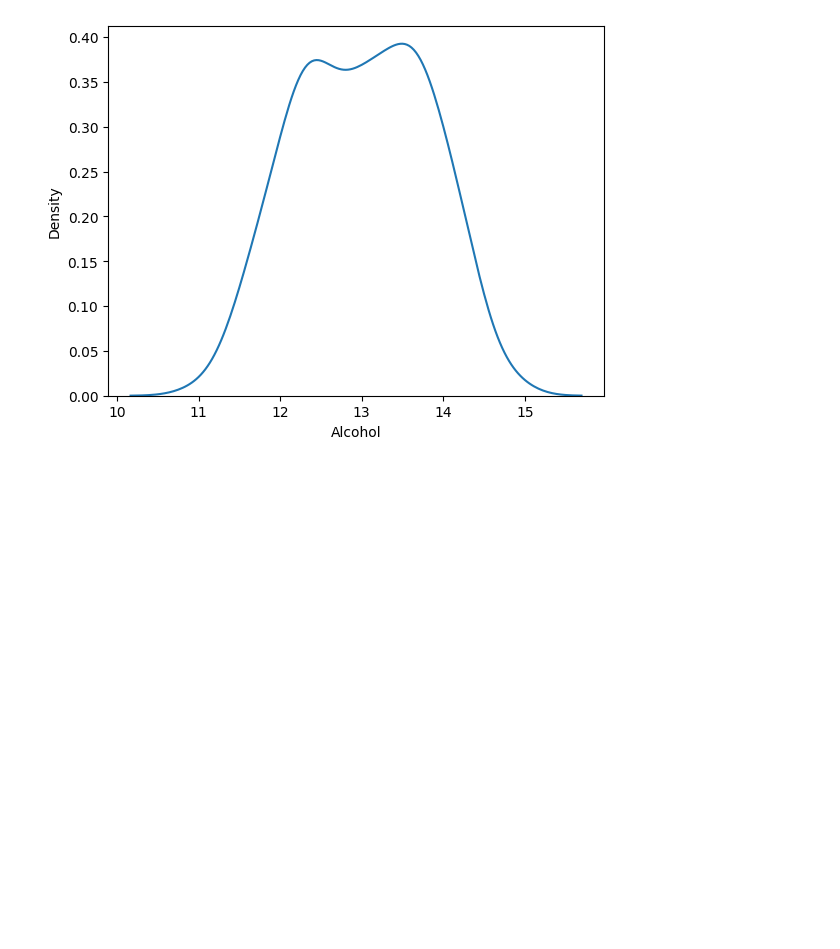
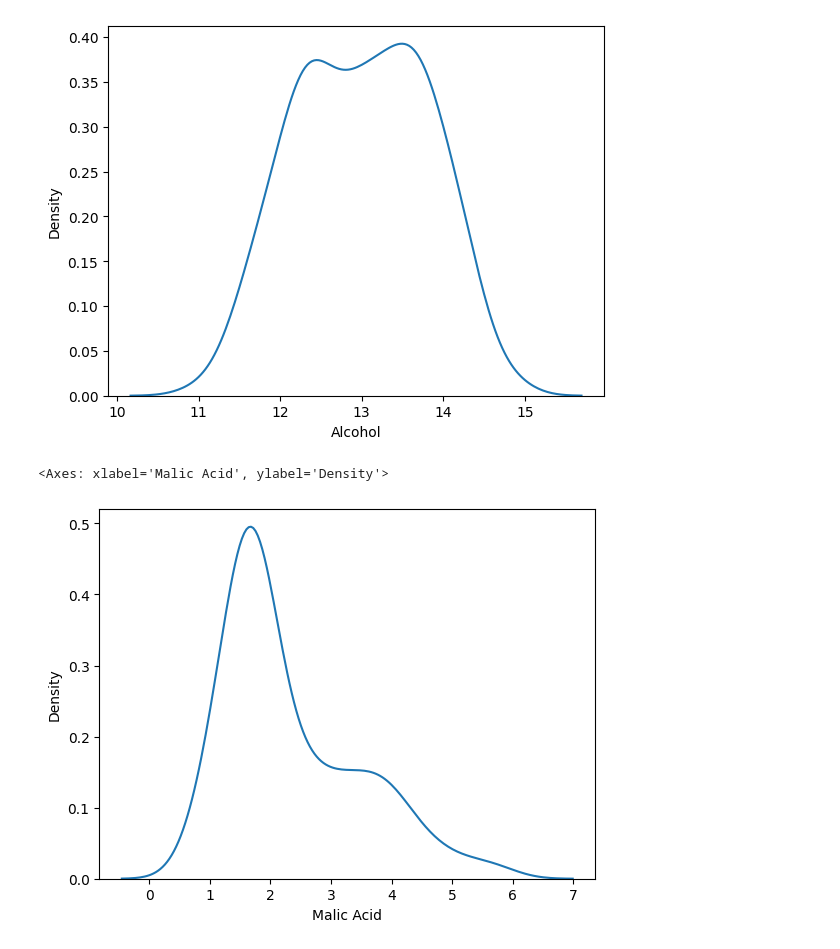
Before and after one commit to vansh42-ship-it/Coding2, a Jupyter notebook: ML/CAMPUSX/25/Normalization.ipynb, the cells around one changed output. Saved outputs shown, nothing was run; the diff lists cells and outputs as text; code cells hidden in the pictures; blank space fills up the shorter version.

```diff
--- a/ML/CAMPUSX/25/Normalization.ipynb
+++ b/ML/CAMPUSX/25/Normalization.ipynb
@@ -23,3 +23,8 @@ sns.kdeplot(df['Alcohol'])
 # %% [output]
 <Axes: xlabel='Alcohol', ylabel='Density'>
 [figure]
+# %%
+sns.kdeplot(df['Malic Acid'])
+# %% [output]
+<Axes: xlabel='Malic Acid', ylabel='Density'>
+[figure, added]
```
Also changed, not shown: parts of 15 cells of this notebook, 43 other files.
